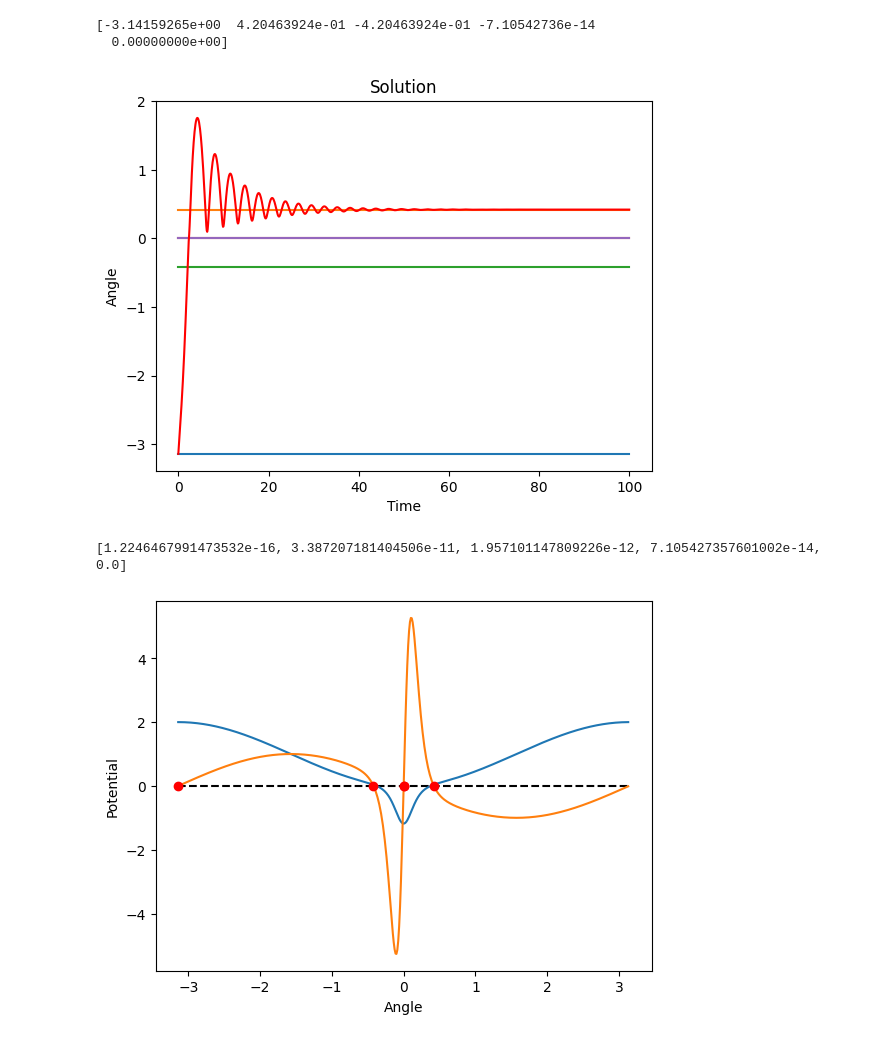
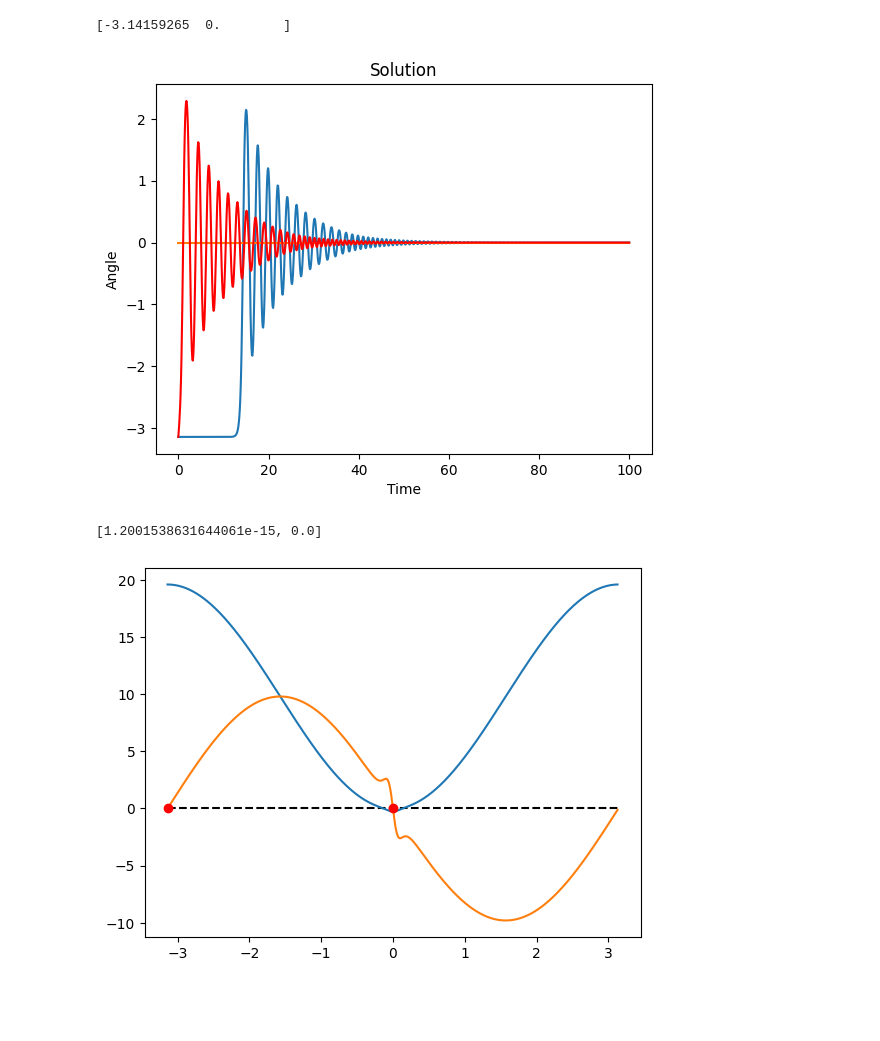
Before and after one commit to Dobel26/MagneticPendulum, a Jupyter notebook: new_sim.ipynb, the cells around one changed output. Cells and saved outputs as stored; diff of their text form; code cells hidden in the pictures; blank space fills up the shorter version.

```diff
--- a/new_sim.ipynb
+++ b/new_sim.ipynb
@@ -203,39 +214,38 @@ plot_bifurcation([1.3, 1.3])
 # %%
 fig, ax = plt.subplots()
 
-marcus = System()
-marcus.add_magnet(Magnet([0.0, 1.3], [0.0, -0.005]))
-crit_points = marcus.get_critical_points()
+marcus = System(dt=0.1, t_max=100)
+marcus.add_magnet(Magnet([0.0, 1.2], [0.0, 100]))
+crit_points = marcus.get_critical_angles()
 trajectory_values = []
 print(crit_points)
 for angle in crit_points:
 # for angle in crit_points[::-1]:
     marcus.angle = angle
     marcus.velocity = 0
     marcus.solve()
     marcus.plot_solution(ax=ax)
 
 marcus.angle = -np.pi * 0.999999999999999
 marcus.velocity = 1
 marcus.solve()
 marcus.plot_solution(ax=ax, color="red")
 plt.show()
 
 fig, ax = plt.subplots()
 ax.plot([-np.pi, np.pi], [0, 0], "k--")
 p = marcus.plot_potential(ax=ax)
 D = sm.fourier_diff_D(len(p))
 marcus.plot_potential_derivative(ax=ax)
 # ax.plot(np.linspace(-np.pi, np.pi, len(p)), -D.dot(p), "g")
 ax.plot(crit_points, [0] * len(crit_points), "ro")
 
 # print(marcus.rhs([1, 0]))
 print([marcus.rhs([cp, 0])[1] for cp in crit_points])
 # %% [output]
-[-3.14159265e+00  4.20463924e-01 -4.20463924e-01 -7.10542736e-14
-  0.00000000e+00]
+[-3.14159265  0.        ]
-[figure, old version]
+[figure, new version]
-[1.2246467991473532e-16, 3.387207181404506e-11, 1.957101147809226e-12, 7.105427357601002e-14, 0.0]
+[1.2001538631644061e-15, 0.0]
-[figure, old version]
+[figure, new version]
 # %%
 m = Magnet([0, 1.2], [0, 1])
```
Also changed, not shown: parts of 5 cells of this notebook, 5 other files.
